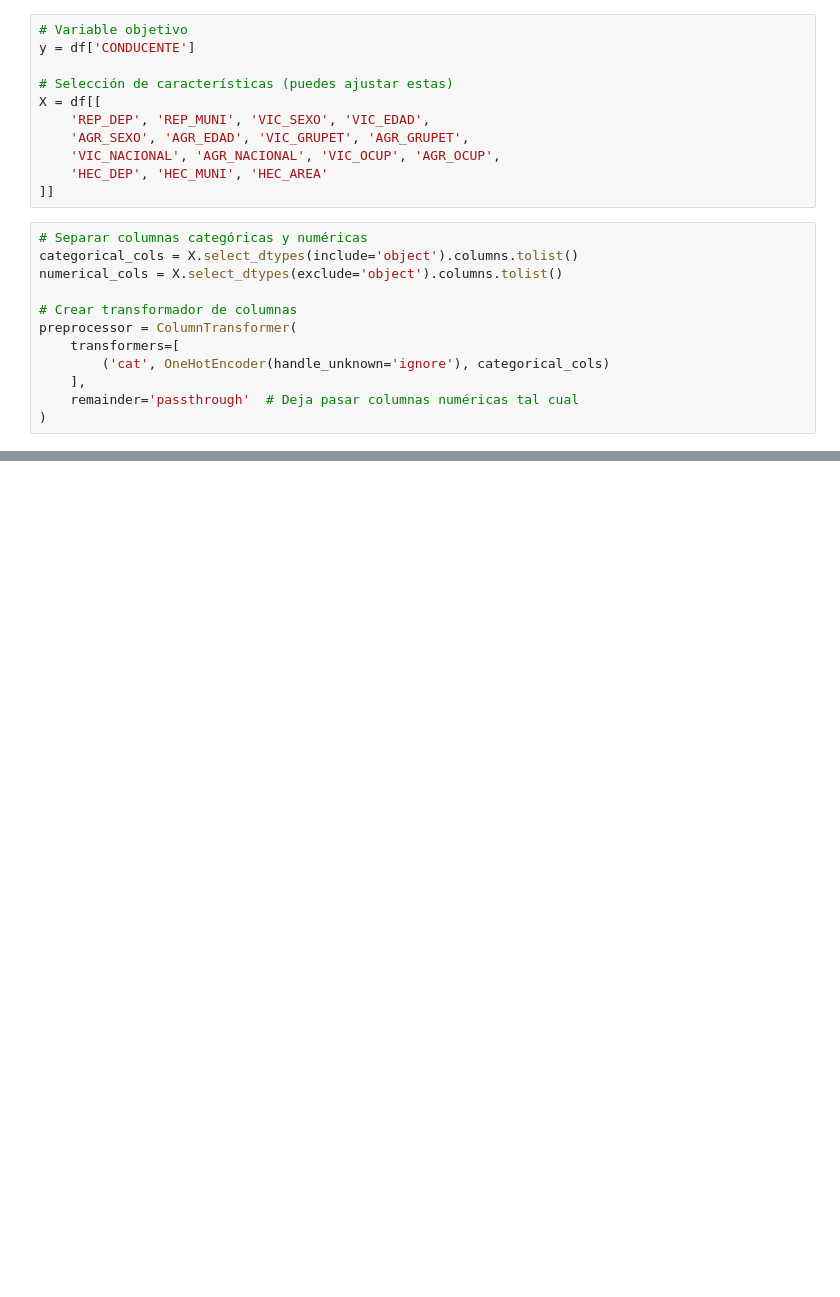
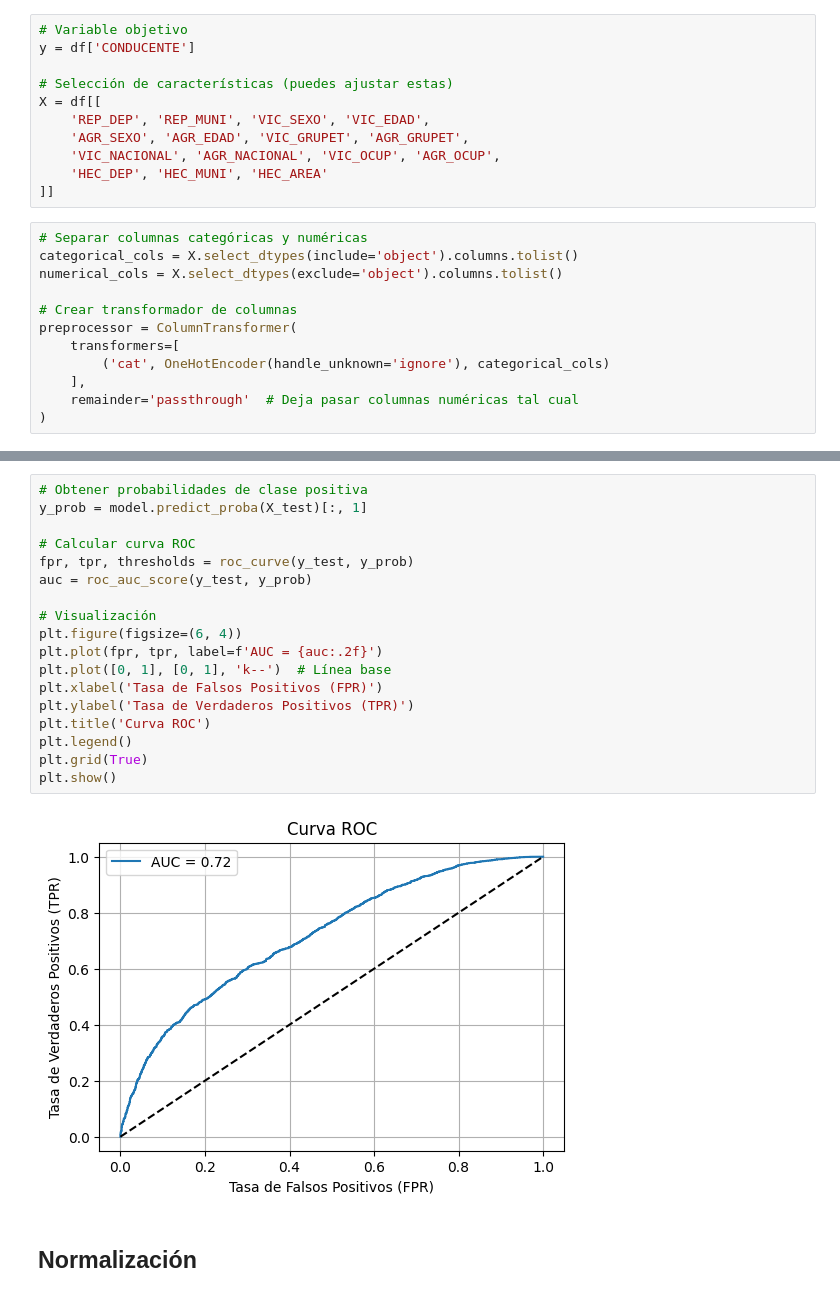
Before and after one commit to angelargd8/Proyecto3-MDD, a Jupyter notebook: reglog.ipynb, the cells around one changed output, grey strips where cells are left out. Cells and saved outputs as stored; diff of their text form; blank space fills up the shorter version.

```diff
--- a/reglog.ipynb
+++ b/reglog.ipynb
@@ -98,0 +124,22 @@ weighted avg       0.69      0.69      0.65      4533
+# %%
+# Obtener probabilidades de clase positiva
+y_prob = model.predict_proba(X_test)[:, 1]
+
+# Calcular curva ROC
+fpr, tpr, thresholds = roc_curve(y_test, y_prob)
+auc = roc_auc_score(y_test, y_prob)
+
+# Visualización
+plt.figure(figsize=(6, 4))
+plt.plot(fpr, tpr, label=f'AUC = {auc:.2f}')
+plt.plot([0, 1], [0, 1], 'k--')  # Línea base
+plt.xlabel('Tasa de Falsos Positivos (FPR)')
+plt.ylabel('Tasa de Verdaderos Positivos (TPR)')
+plt.title('Curva ROC')
+plt.legend()
+plt.grid(True)
+plt.show()
+# %% [output]
+[figure, added]
+# %% [markdown]
+## Normalización
```
Also changed, not shown: parts of 9 cells of this notebook.
